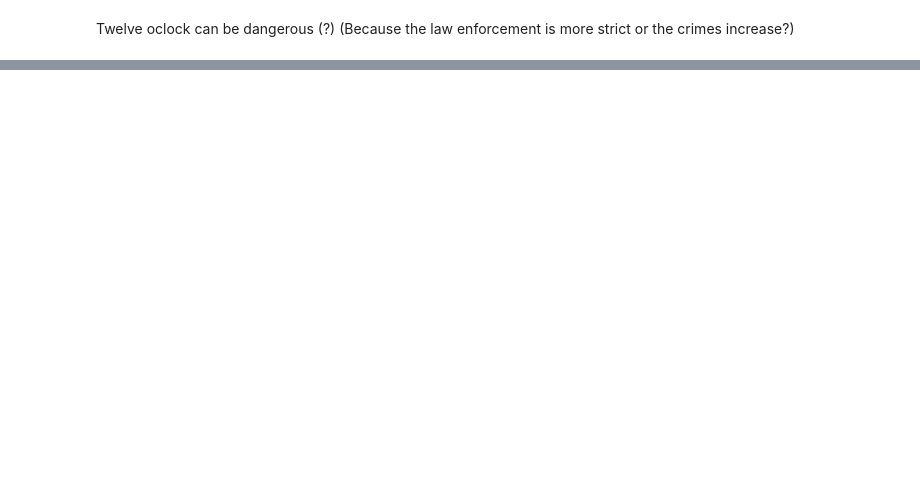
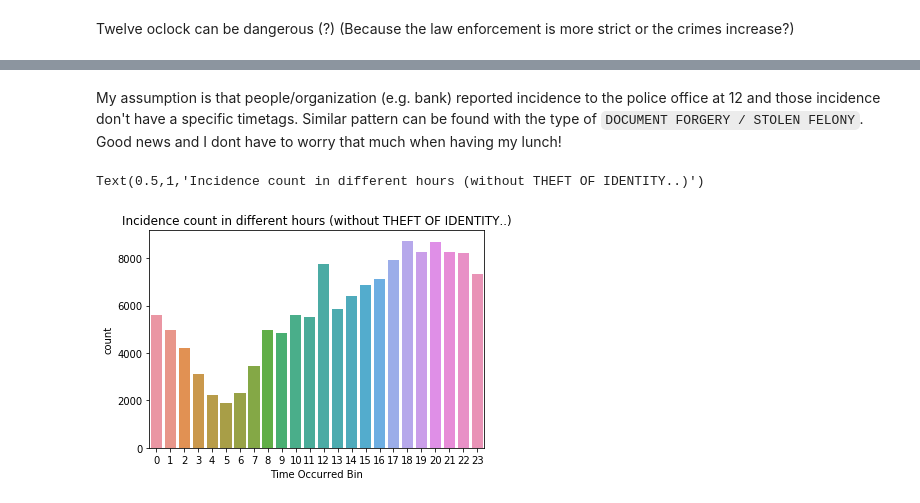
Before and after one commit to Shaofanl/LA_Crime_Analysis, a Jupyter notebook: 1.batch/LA_crime.ipynb, the cells around one changed output, grey strips where cells are left out. Drawn from its saved outputs; the diff is of its cells as text; code cells hidden in the pictures; blank space fills up the shorter version.

```diff
--- a/1.batch/LA_crime.ipynb
+++ b/1.batch/LA_crime.ipynb
@@ -220,0 +271,16 @@ df.columns
+# %% [markdown]
+My assumption is that people/organization (e.g. bank) reported incidence to the police office at 12 and those incidence don't have a specific timetags. Similar pattern can be found with the type of `DOCUMENT FORGERY / STOLEN FELONY`. Good news and I dont have to worry that much when having my lunch!
+# %%
+# remove theft of indentity
+sns.barplot(
+    x="Time Occurred Bin",
+    y="count",
+    data=df.filter(~df['Crime Code Description']\
+                   .isin(['DOCUMENT FORGERY / STOLEN FELONY',\
+                           'THEFT OF IDENTITY'])).groupBy(
+        time_occurred_bin
+    ).count().toPandas(),
+).set_title('Incidence count in different hours (without THEFT OF IDENTITY..)')
+# %% [output]
+Text(0.5,1,'Incidence count in different hours (without THEFT OF IDENTITY..)')
+[figure, added]
```
Also changed, not shown: parts of 27 cells of this notebook, 1 other file.
